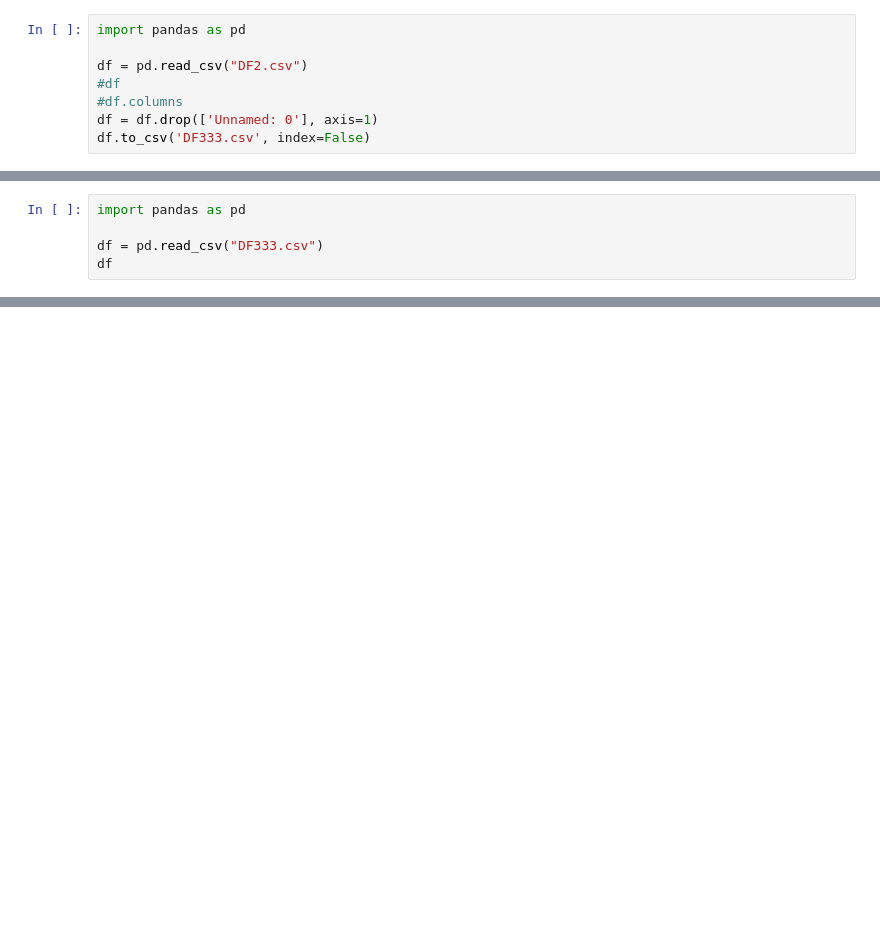
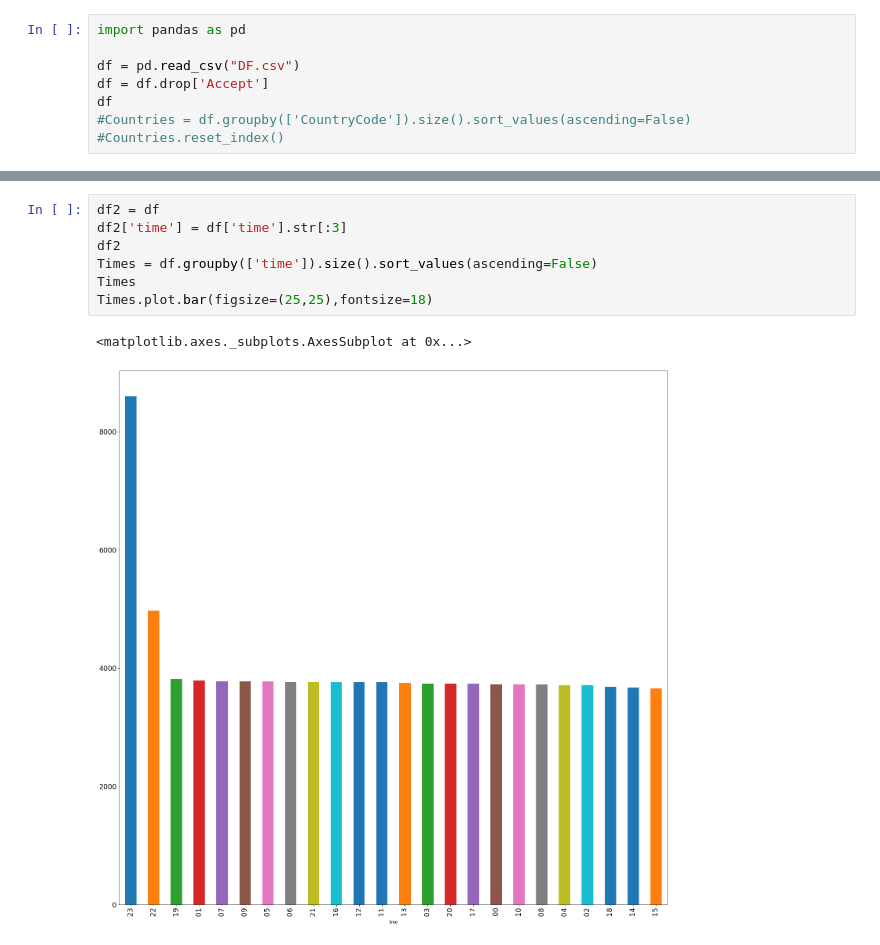
Before and after one commit to msilin/dogcat, a Jupyter notebook: Notebook.ipynb, the cells around one changed output, grey strips where cells are left out. Drawn from its saved outputs; the diff is of its cells as text; blank space fills up the shorter version.

```diff
--- a/Notebook.ipynb
+++ b/Notebook.ipynb
@@ -1,8 +1,8 @@
 # %%
 import pandas as pd
 
-df = pd.read_csv("DF2.csv")
-#df
-#df.columns
-df = df.drop(['Unnamed: 0'], axis=1)
-df.to_csv('DF333.csv', index=False)
+df = pd.read_csv("DF.csv")
+df = df.drop['Accept']
+df
+#Countries = df.groupby(['CountryCode']).size().sort_values(ascending=False)
+#Countries.reset_index()
@@ -9,5 +27,0 @@ df.to_csv('DF333.csv', index=False)
-# %%
-import pandas as pd
-
-df = pd.read_csv("DF333.csv")
-df
@@ -32,0 +37,10 @@ df
+# %%
+df2 = df
+df2['time'] = df['time'].str[:3]
+df2
+Times = df.groupby(['time']).size().sort_values(ascending=False)
+Times
+Times.plot.bar(figsize=(25,25),fontsize=18)
+# %% [output]
+<matplotlib.axes._subplots.AxesSubplot at 0x...>
+[figure, added]
```
Also changed, not shown: parts of 6 cells of this notebook.
